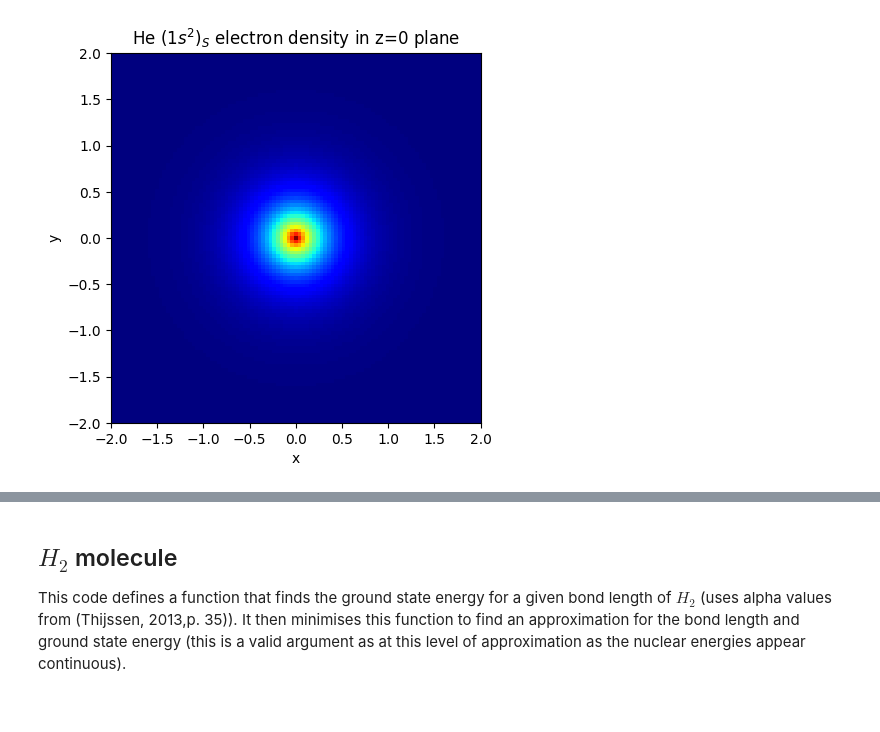
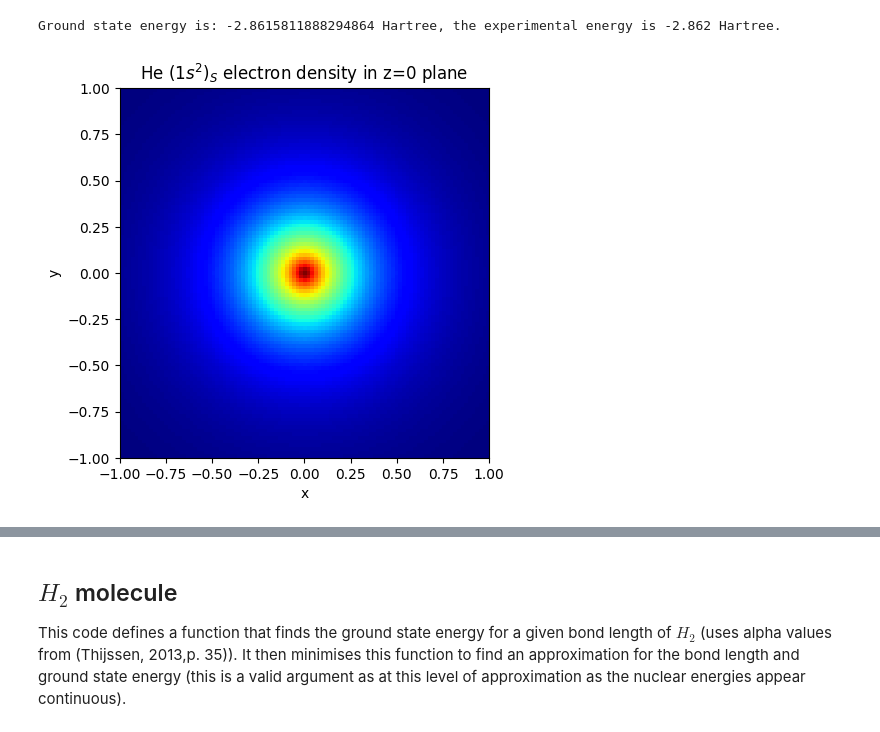
Before and after one commit to Williame33445/physics-projects, a Jupyter notebook: hartree_fock/hartree-fock-calculations.ipynb, the cells around one changed output, grey strips where cells are left out. Cells and saved outputs as stored; diff of their text form; code cells hidden in the pictures.

Commit message:
tidied up notes a bit, wrote Helium calculations up

```diff
--- a/hartree_fock/hartree-fock-calculations.ipynb
+++ b/hartree_fock/hartree-fock-calculations.ipynb
@@ -116,6 +118,9 @@ from GTOs import *
 import matplotlib.pyplot as plt
 # %%
 def zPlaneDensityPlot(low,high,N,electrons,GTOs,atomName):
+    """
+    Function that graphs the density of electrons in the z-plane.
+    """
     x = np.linspace(low, high, 2*N+1)
     y = np.linspace(low, high, 2*N+1)
     z = np.linspace(low, high, 2*N+1)
@@ -136,6 +145,6 @@ Alpha values were taken from (Thijssen, 2013,p. 50).
 # %%
-#sets up 4ZaPa-NR-CV Helium basis set (should be better for excited states)
-GTOsHe = getGuassians("4ZaPa-NR-CV", 2, np.zeros(3), basisType="primitive")
+#sets up primative 3ZaPa-NR-CV Helium basis set (should be better for excited states)
+GTOsHe = getGuassians("3ZaPa-NR-CV", 2, np.zeros(3), basisType="primitive")
 
 #simulation parameters
 Zs = [2]
@@ -150,8 +159,8 @@ ups = rep.normaliseList([[1 for i in range(len(GTOsHe))]])
 downs = rep.normaliseList([[1 for i in range(len(GTOsHe))]])
 EGuess = -2.8
 
+#calculate ground state and print energy
 E1s1s_S, HeElec1s1s_S = iterateHF(ups, downs, rep, EGuess, maxError, lambda s: takeGroundEigStates(s,2))
-E1s2s_T, HeElec1s2s_T = iterateHF(ups, downs, rep, EGuess, maxError, lambda s: takeLthExcitedSpin(s,2,0,"up"))
-E1s2p_T, HeElec1s2p_T = iterateHF(ups, downs, rep, EGuess, maxError, lambda s: takeLthExcitedSpin(s,2,1,"up"))
-E1s2s_S, HeElec1s2s_S = iterateHF(ups, downs, rep, EGuess, maxError, lambda s: takeLthExcitedSpin(s,2,1,"down"))
-E1s2p_S, HeElec1s2p_S = iterateHF(ups, downs, rep, EGuess, maxError, lambda s: takeLthExcitedSpin(s,2,2,"down"))
+print(f"Ground state energy is: {E1s1s_S} Hartree, the experimental energy is -2.862 Hartree.")
+# %% [output]
+Ground state energy is: -2.8615811888294864 Hartree, the experimental energy is -2.862 Hartree.
@@ -178,6 +167,5 @@ EHe = [-2.8616762236033466,-2.169773174025698,-1.985953243413748,-2.166806458409
-# %%
-#asymetries tend to be hard to see for the intial excited states, [-4,4] size tends to be the best size
-#should look at one Hartree state at a time to determine the state (otherwise symetry is distorted)
-zPlaneDensityPlot(-2,2,50,HeElec1s1s_S,GTOsHe,r"He $(1s^2)_S$")
-# %% [output]
-[figure, removed]
+# %%
+#plot electron density
+zPlaneDensityPlot(-1,1,50,HeElec1s1s_S,GTOsHe,r"He $(1s^2)_S$")
+# %% [output]
+[figure, added]
```
Also changed, not shown: parts of 12 cells of this notebook.
